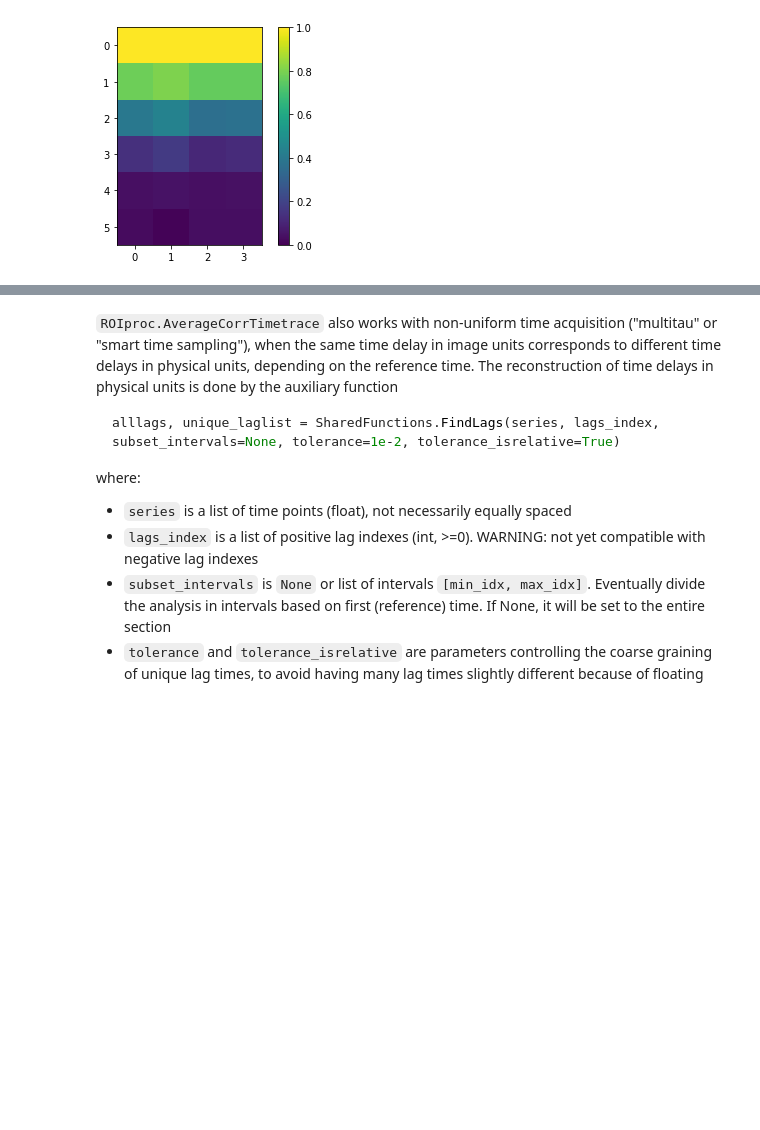
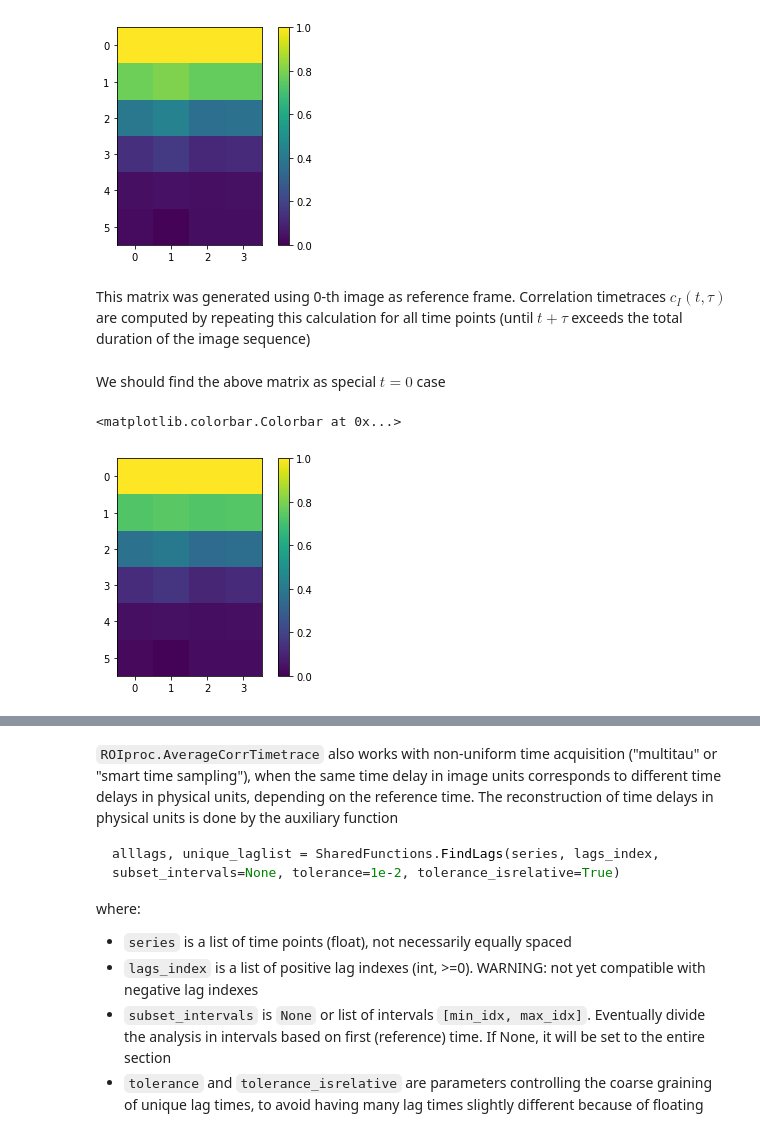
Before and after one commit to steaime/DSHpy, a Jupyter notebook: tutorial4_ROIs.ipynb, the cells around one changed output, grey strips where cells are left out. Saved outputs shown, nothing was run; the diff lists cells and outputs as text; code cells hidden in the pictures; blank space fills up the shorter version.

```diff
--- a/tutorial4_ROIs.ipynb
+++ b/tutorial4_ROIs.ipynb
@@ -348,3 +345,5 @@ plt.colorbar()
 # %% [output]
 <matplotlib.colorbar.Colorbar at 0x...>
 [figure]
+# %% [markdown]
+This matrix was generated using 0-th image as reference frame. Correlation timetraces $c_I(t, \tau)$ are computed by repeating this calculation for all time points (until $t+\tau$ exceeds the total duration of the image sequence)
@@ -350,0 +363,8 @@ plt.colorbar()
+# %% [markdown]
+We should find the above matrix as special $t=0$ case
+# %%
+plt.imshow(total_corr[:,0,:].T, vmin=0, vmax=1)
+plt.colorbar()
+# %% [output]
+<matplotlib.colorbar.Colorbar at 0x...>
+[figure, added]
```
Also changed, not shown: parts of 24 cells of this notebook, 2 other files.
